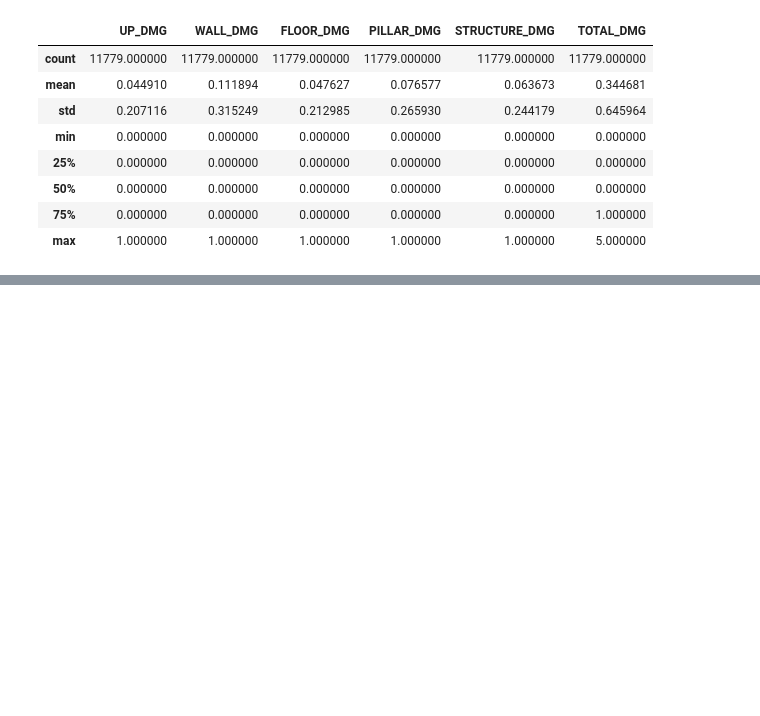
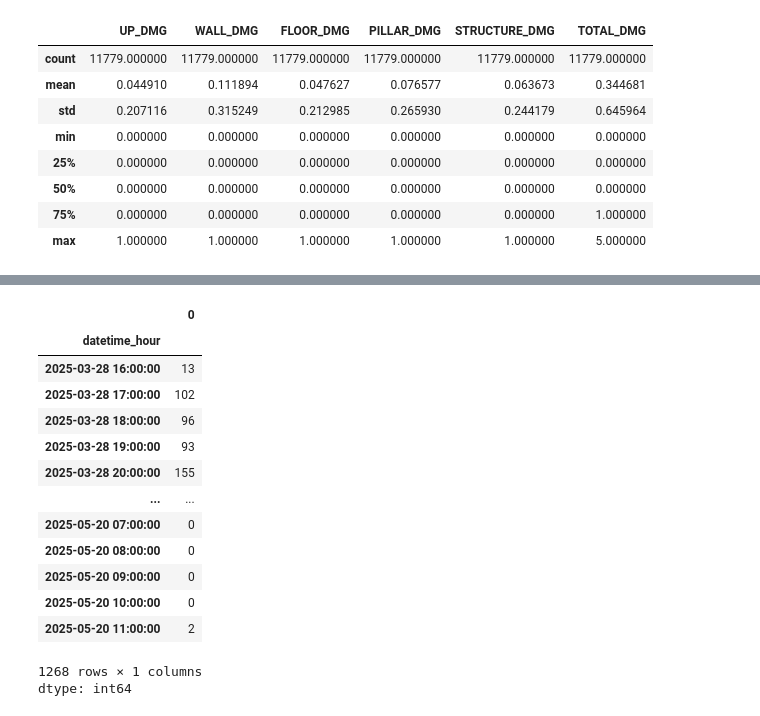
Before and after one commit to tontantip/Archive, a Jupyter notebook: portfolio/portfolio_pro1.ipynb, the cells around one changed output, grey strips where cells are left out. Cells and saved outputs as stored; diff of their text form; code cells hidden in the pictures; blank space fills up the shorter version.

```diff
--- a/portfolio/portfolio_pro1.ipynb
+++ b/portfolio/portfolio_pro1.ipynb
@@ -242,0 +368,18 @@ df[damage_cols].describe()
+# %%
+hourly_ts
+# %% [output]
+|  | 0 |
+| datetime_hour |  |
+| 2025-03-28 16:00:00 | 13 |
+| 2025-03-28 17:00:00 | 102 |
+| 2025-03-28 18:00:00 | 96 |
+| 2025-03-28 19:00:00 | 93 |
+| 2025-03-28 20:00:00 | 155 |
+| ... | ... |
+| 2025-05-20 07:00:00 | 0 |
+| 2025-05-20 08:00:00 | 0 |
+| 2025-05-20 09:00:00 | 0 |
+| 2025-05-20 10:00:00 | 0 |
+| 2025-05-20 11:00:00 | 2 |
+1268 rows × 1 columns
+dtype: int64
```
Also changed, not shown: parts of 13 cells of this notebook.
